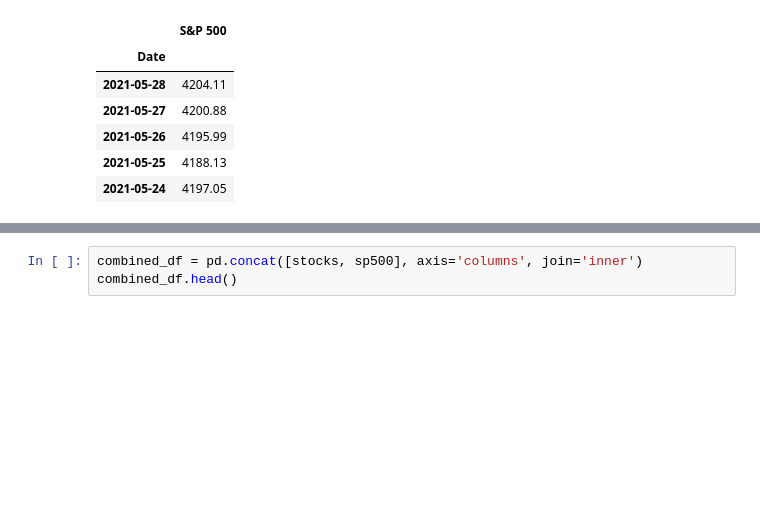
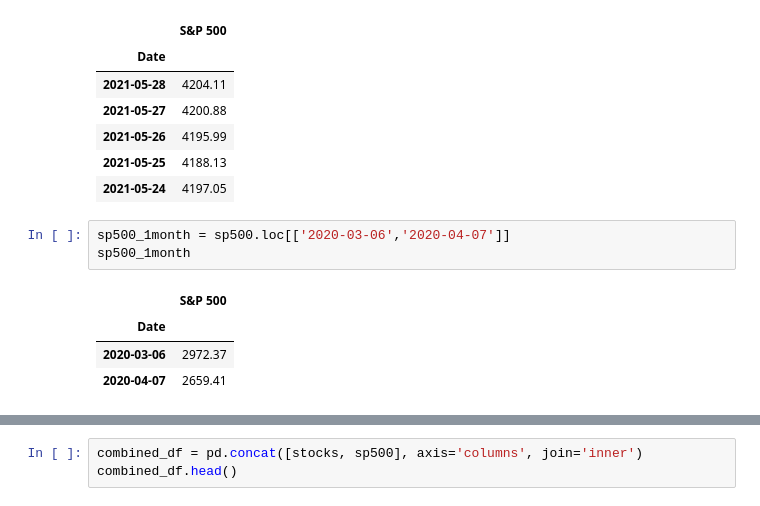
Before and after one commit to HeyokaBull777/Group_5, a Jupyter notebook: 1monthanalysis.ipynb, the cells around one changed output, grey strips where cells are left out. Drawn from its saved outputs; the diff is of its cells as text; blank space fills up the shorter version.

```diff
--- a/1monthanalysis.ipynb
+++ b/1monthanalysis.ipynb
@@ -134,3 +161,11 @@ sp500.head()
 | 2021-05-26 | 4195.99 |
 | 2021-05-25 | 4188.13 |
 | 2021-05-24 | 4197.05 |
+# %%
+sp500_1month = sp500.loc[['2020-03-06','2020-04-07']]
+sp500_1month
+# %% [output]
+|  | S&P 500 |
+| Date |  |
+| 2020-03-06 | 2972.37 |
+| 2020-04-07 | 2659.41 |
```
Also changed, not shown: parts of 9 cells of this notebook, 2 other files.
